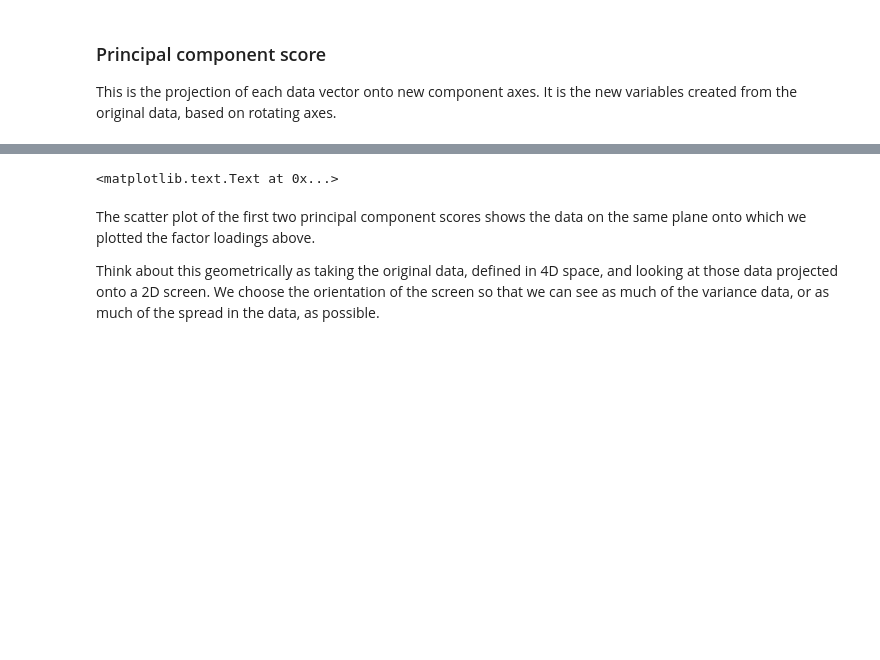
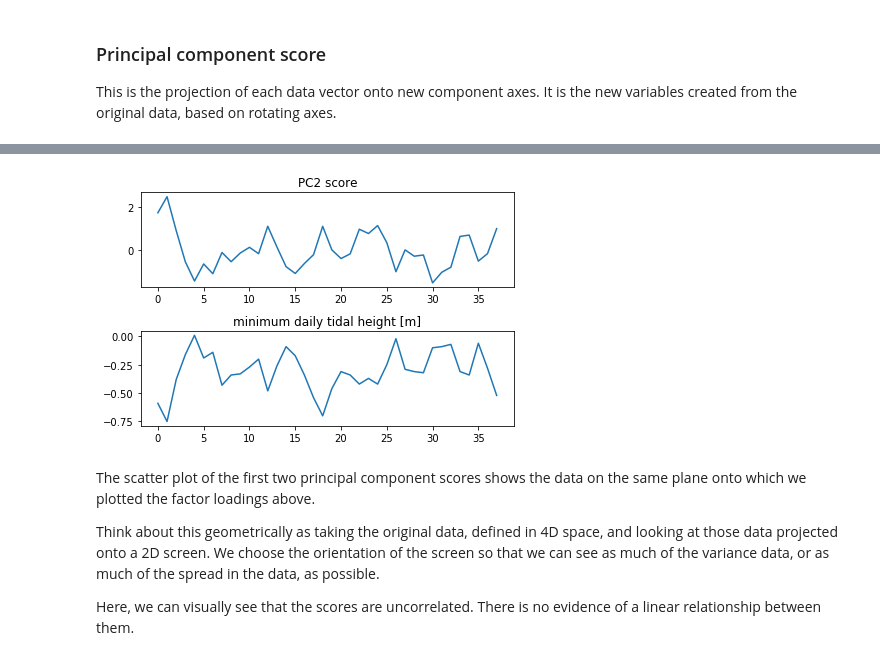
Before and after one commit to mlmldata2020/course-notes, a Jupyter notebook: week07b-montereybay-kelp-pca.ipynb, the cells around one changed output, grey strips where cells are left out. Drawn from its saved outputs; the diff is of its cells as text; code cells hidden in the pictures; blank space fills up the shorter version.

```diff
--- a/week07b-montereybay-kelp-pca.ipynb
+++ b/week07b-montereybay-kelp-pca.ipynb
@@ -257,4 +255,5 @@ plt.title('PC2 score')
 plt.subplot(2,1,2)
 plt.plot(env_data[:,2])
 plt.title('minimum daily tidal height [m]')
+plt.tight_layout()
 # %% [output]
@@ -263,8 +260,10 @@ plt.title('minimum daily tidal height [m]')
-<matplotlib.text.Text at 0x...>
+[figure, added]
 # %% [markdown]
 The scatter plot of the first two principal component scores shows the data on the same plane onto which we plotted the factor loadings above.
 
 Think about this geometrically as taking the original data, defined in 4D space, and looking at those data projected onto a 2D screen. We choose the orientation of the screen so that we can see as much of the variance data, or as much of the spread in the data, as possible.
+
+Here, we can visually see that the scores are uncorrelated. There is no evidence of a linear relationship between them.
 # %%
 plt.figure()
 plt.plot(S[:,0],S[:,1],'.')
```
Also changed, not shown: parts of 18 cells of this notebook, 2 other files.
